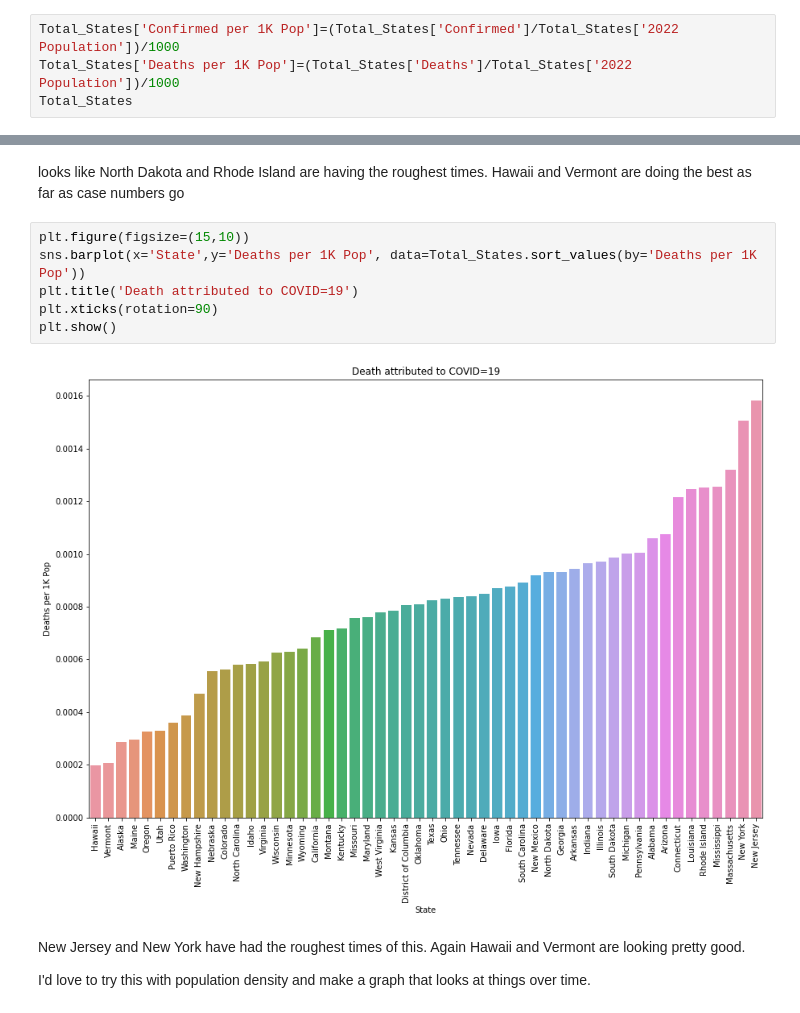
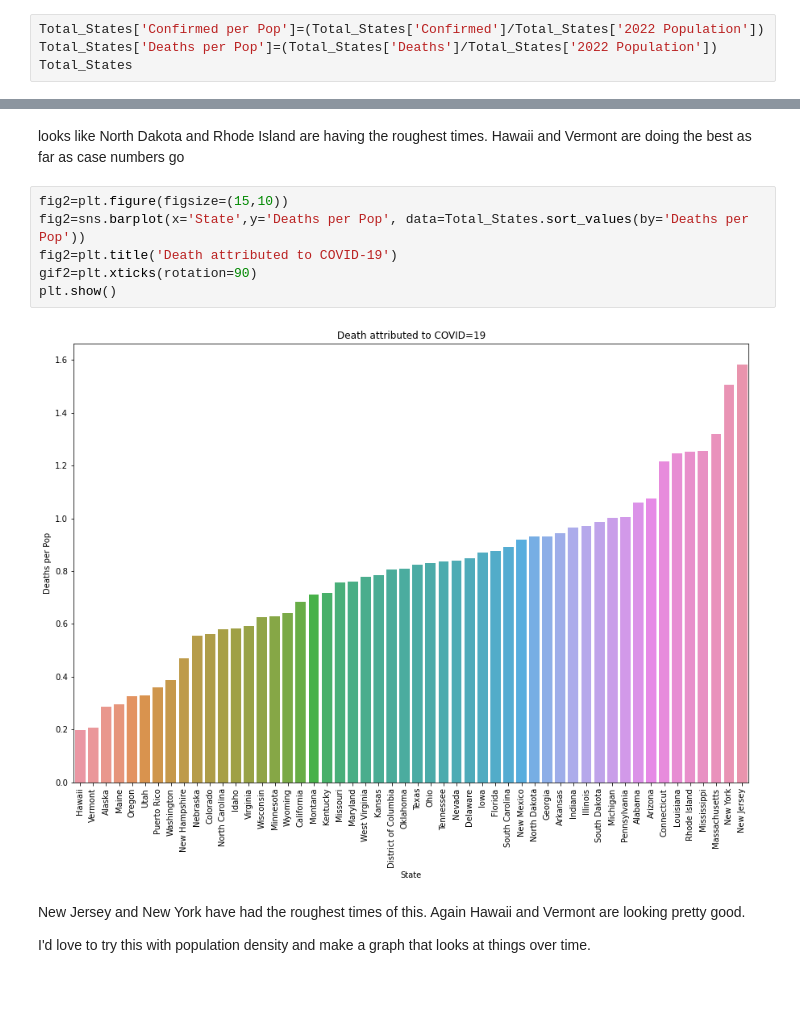
Before and after one commit to asullivan42/COVID_Bubble_Estimator, a Jupyter notebook: Data_Processing.ipynb, the cells around one changed output, grey strips where cells are left out. Saved outputs shown, nothing was run; the diff lists cells and outputs as text.

```diff
--- a/Data_Processing.ipynb
+++ b/Data_Processing.ipynb
@@ -1087,7 +1115,7 @@ Total_States
 | 50 | Vermont | 622882 | 12554607 | 128605 |
 | 51 | Wyoming | 582233 | 31941561 | 373257 |
 # %%
-Total_States['Confirmed per 1K Pop']=(Total_States['Confirmed']/Total_States['2022 Population'])/1000
-Total_States['Deaths per 1K Pop']=(Total_States['Deaths']/Total_States['2022 Population'])/1000
+Total_States['Confirmed per Pop']=(Total_States['Confirmed']/Total_States['2022 Population'])
+Total_States['Deaths per Pop']=(Total_States['Deaths']/Total_States['2022 Population'])
 Total_States
 # %% [output]
@@ -1119,13 +1173,13 @@ plt.show()
 # %% [markdown]
 looks like North Dakota and Rhode Island are having the roughest times.  Hawaii and Vermont are doing the best as far as case numbers go
 # %%
-plt.figure(figsize=(15,10))
-sns.barplot(x='State',y='Deaths per 1K Pop', data=Total_States.sort_values(by='Deaths per 1K Pop'))
-plt.title('Death attributed to COVID=19')
-plt.xticks(rotation=90)
+fig2=plt.figure(figsize=(15,10))
+fig2=sns.barplot(x='State',y='Deaths per Pop', data=Total_States.sort_values(by='Deaths per Pop'))
+fig2=plt.title('Death attributed to COVID-19')
+gif2=plt.xticks(rotation=90)
 plt.show()
 # %% [output]
-[figure, old version]
+[figure, new version]
 # %% [markdown]
 New Jersey and New York have had the roughest times of this.  Again Hawaii and Vermont are looking pretty good.
 
```
Also changed, not shown: parts of 12 cells of this notebook, 2 other files.
